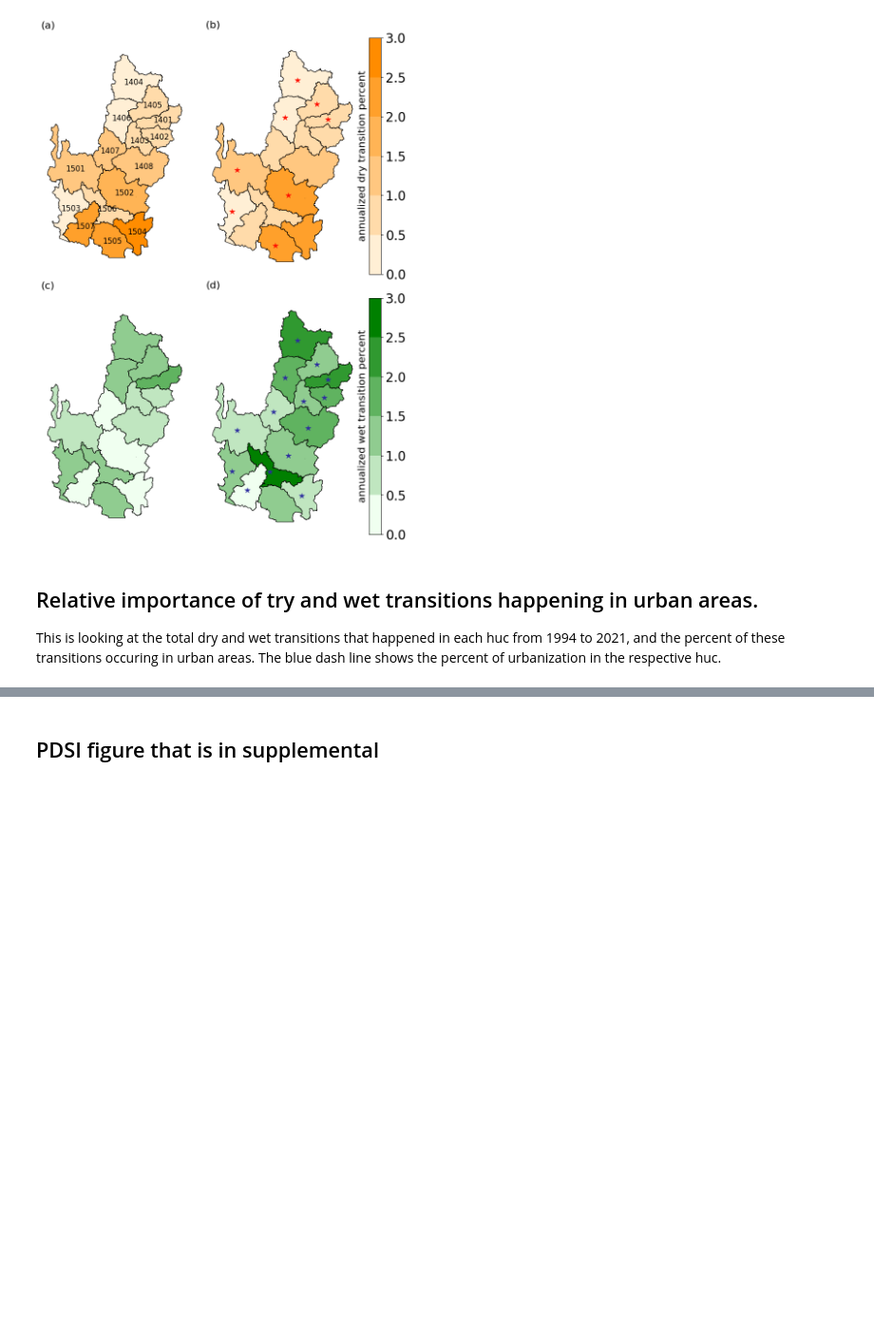
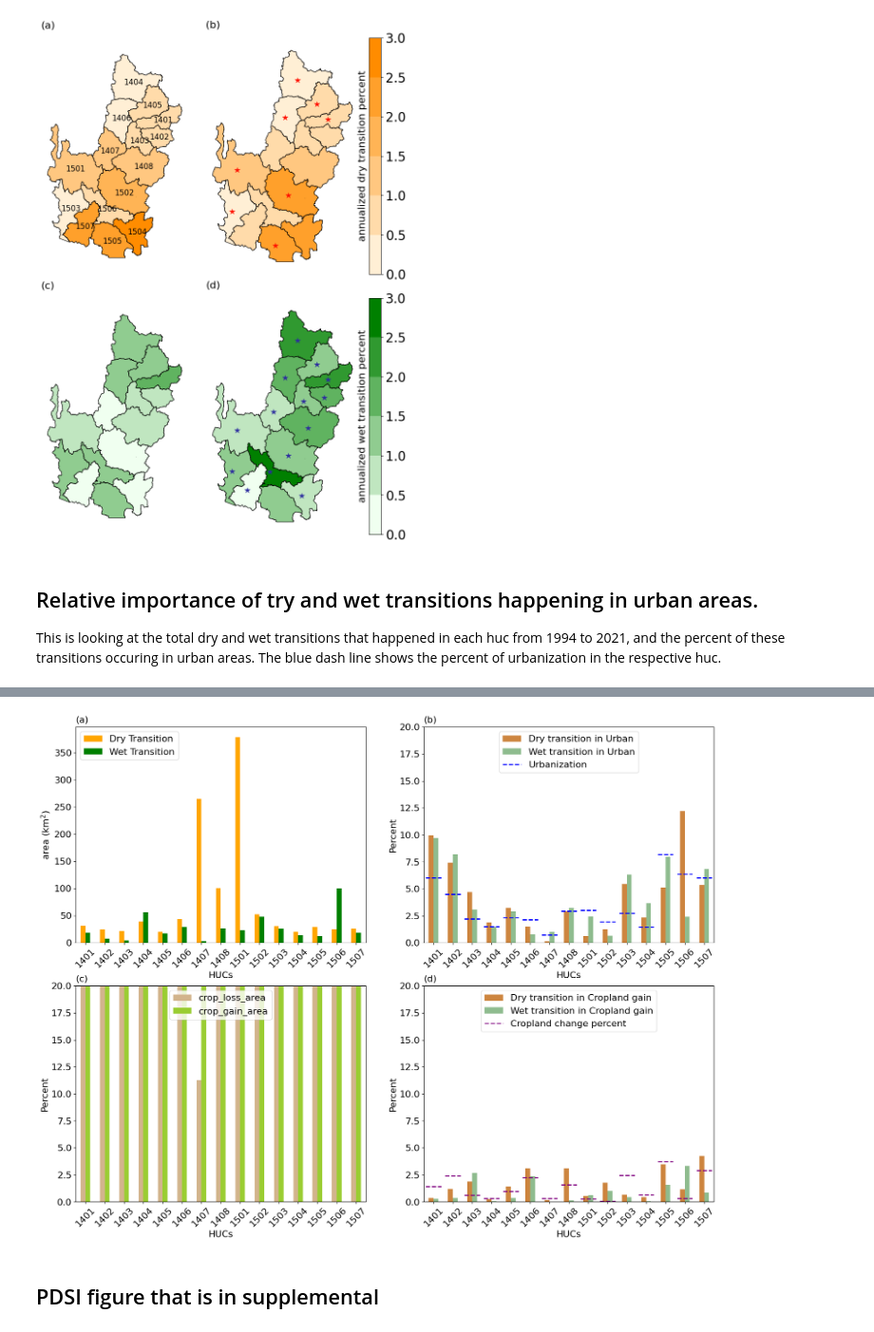
Before and after one commit to ppuentex/Surface_Water_Analysis-CRB, a Jupyter notebook: Results/generate-figures.ipynb, the cells around one changed output, grey strips where cells are left out. Shown at 95% size. Drawn from its saved outputs; the diff is of its cells as text; code cells hidden in the pictures; blank space fills up the shorter version.

Commit message:
adding the new code and figure to include cropland

```diff
--- a/Results/generate-figures.ipynb
+++ b/Results/generate-figures.ipynb
@@ -557,7 +557,10 @@ plt.savefig('../Results/figures/annualized_wet_dry_transitions-figure5.jpg', bbo
 This is looking at the total dry and wet transitions that happened in each huc from 1994 to 2021, and the percent of these transitions occuring in urban areas. The blue dash line shows the percent of urbanization in the respective huc.
 # %%
 transition_urban = pd.read_csv('../Data/analysis-data/transitions_urbanization_92_19.csv')
-transition_urban.columns
+print(transition_urban.columns)
+
+transition_urban_update = pd.read_csv('../Data/analysis-data/transitions_urban_cropland_2000_2020.csv')
+transition_urban_update.columns
 # %% [output]
 Index(['huc4', 'HUC_count', 'gained_urban_area', 'stable_urban_area',
        'dry_transition_area', 'wet_transition_area', 'stable_urban_dry_area',
@@ -569,0 +584,5 @@ Index(['huc4', 'HUC_count', 'gained_urban_area', 'stable_urban_area',
+# %%
+transition_urban_update['huc_area'] = (transition_urban_update['HUC_count']*(30**2))/1e6
+expected_overlap_dry_loss = (transition_urban_update['dry_transition_area']*transition_urban_update['crop_loss_area']) / transition_urban_update['huc_area']
+
+transition_urban_update['crop_loss_dry_area'] / expected_overlap_dry_loss
@@ -569,0 +625,8 @@ Index(['huc4', 'HUC_count', 'gained_urban_area', 'stable_urban_area',
+# %%
+transition_urban_update['p_wet_crop_loss'] = (transition_urban_update['crop_loss_wet_area'] / transition_urban_update['crop_loss_area'])*100
+transition_urban_update['p_wet_crop_gain'] = (transition_urban_update['crop_gain_wet_area'] / transition_urban_update['crop_gain_area'])*100
+
+transition_urban_update['p_dry_crop_loss'] = (transition_urban_update['crop_loss_dry_area'] / transition_urban_update['crop_loss_area'])*100
+transition_urban_update['p_dry_crop_gain'] = (transition_urban_update['crop_gain_dry_area'] / transition_urban_update['crop_gain_area'])*100
+
+transition_urban_update
@@ -614,0 +820,81 @@ plt.savefig('../Results/figures/transitions_urban_areas-figure6.jpg', bbox_inche
+# %%
+fig, ax = plt.subplots(2, 2, figsize=(20, 15))
+plt.rcParams.update({'font.size': 16})
+color = ['peru', 'darkseagreen']
+#get the dry and wet transition for each type
+transition_urban_update.plot.bar(ax = ax[0,0], x = 'huc4', y = ['dry_transition_area', 'wet_transition_area'], color = ['orange', 'green'])
+ax[0,0].set_ylabel('area (km$^2$)', fontsize = 16)
+ax[0,0].set_xlabel('HUCs', fontsize = 16)
+ax[0,0].text(0, 1.02, '(a)', transform=ax[0,0].transAxes, fontsize = 16)
+ax[0,0].tick_params(axis='x', labelrotation=45)  # Rotate x labels
+ax[0,0].set_xticklabels(ax[0,0].get_xticklabels(), fontsize=16)
+
+h,l = ax[0,0].get_legend_handles_labels()
+ax[0,0].legend(h[:2],["Dry Transition", "Wet Transition"], loc=2, fontsize=16)
+
+transition_urban_update.plot.bar(ax = ax[0,1], x = 'huc4', y = ['urban_dry_perc', 'urban_wet_perc'], color = color, stacked = False)
+ax[0,1].text(0, 1.02, '(b)', transform=ax[0,1].transAxes, fontsize = 16)
+ax[0,1].set_xlabel('HUCs', fontsize = 16)
+ax[0,1].set_ylabel('Percent', fontsize = 16)
+ax[0,1].set_ylim(0, 20)
+ax[0,1].tick_params(axis='x', labelrotation=45)  # Rotate x labels
+ax[0,1].set_xticklabels(ax[0,1].get_xticklabels(), fontsize=16)
+
+for i, huc in enumerate(transition_urban_update['huc4']):
+    fraction_value = transition_urban_update.loc[i, 'urbanization_percent']  # Adjust if fraction_urban is a column in your DataFrame
+    #bar = ax[1].patches[i]  # Get the i-th bar
+    ax[0,1].hlines(
+        y=fraction_value,
+        xmin= i - 0.4,
+        xmax= i + 0.4 ,
+        color='blue', linestyles='--', linewidth=2
+    )
+
+# Create a custom legend for the fraction_urban line
+custom_line = Line2D([0], [0], color='blue', linestyle='--', linewidth=2)
+
+# Add the custom legend to the plot
+#ax[1].legend([custom_line], ['Urban fraction'], loc='upper right')
+
+h1,l1 = ax[0,1].get_legend_handles_labels()
+ax[0,1].legend(h1 + [custom_line], ['Dry transition in Urban','Wet transition in Urban', 'Urbanization'], loc='upper center', fontsize=16)
+
+## Cropland
+transition_urban_update.plot.bar(ax = ax[0,1], x = 'huc4', y = ['crop_loss_area', 'wet_transition_area'], color = ['orange', 'green'])
+ax[0,1].set_ylabel('area (km$^2$)', fontsize = 16)
+ax[0,1].set_xlabel('HUCs', fontsize = 16)
+ax[0,1].text(0, 1.02, '(a)', transform=ax[0,1].transAxes, fontsize = 16)
+ax[0,1].tick_params(axis='x', labelrotation=45)  # Rotate x labels
+ax[0,1].set_xticklabels(ax[0,1].get_xticklabels(), fontsize=16)
+
+h,l = ax[0,1].get_legend_handles_labels()
+ax[0,1].legend(h[:2],["Dry Transition", "Wet Transition"], loc=2, fontsize=16)
+
+## part2
+transition_urban_update.plot.bar(ax = ax[1,1], x = 'huc4', y = ['crop-gain_dry_perc', 'crop-gain_wet_perc'], color = color, stacked = False)
+ax[1,1].text(0, 1.02, '(d)', transform=ax[1,1].transAxes, fontsize = 16)
+ax[1,1].set_xlabel('HUCs', fontsize = 16)
+ax[1,1].set_ylabel('Percent', fontsize = 16)
+ax[1,1].set_ylim(0, 20)
+ax[1,1].tick_params(axis='x', labelrotation=45)  # Rotate x labels
+ax[1,1].set_xticklabels(ax[1,0].get_xticklabels(), fontsize=16)
+
+for i, huc in enumerate(transition_urban_update['huc4']):
+    fraction_value = transition_urban_update.loc[i, 'cropland_change_perc']  # Adjust if fraction_urban is a column in your DataFrame
+    #bar = ax[1].patches[i]  # Get the i-th bar
+    ax[1,1].hlines(
+        y=fraction_value,
+        xmin= i - 0.4,
+        xmax= i + 0.4 ,
+        color='purple', linestyles='--', linewidth=2
+    )
+
+# Create a custom legend for the fraction_urban line
+custom_line = Line2D([0], [0], color='purple', linestyle='--', linewidth=2)
+
+# Add the custom legend to the plot
+#ax[1].legend([custom_line], ['Urban fraction'], loc='upper right')
+
+h1,l1 = ax[1,1].get_legend_handles_labels()
+ax[1,1].legend(h1 + [custom_line], ['Dry transition in Cropland gain','Wet transition in Cropland gain', 'Cropland change percent'], loc='upper center', fontsize=16)
+# %% [output]
@@ -615,3 +902,4 @@ plt.savefig('../Results/figures/transitions_urban_areas-figure6.jpg', bbox_inche
+[figure, added]
 # %% [markdown]
 ## PDSI figure that is in supplemental
 # %%
```
Also changed, not shown: parts of 8 cells of this notebook, 1 other file.
